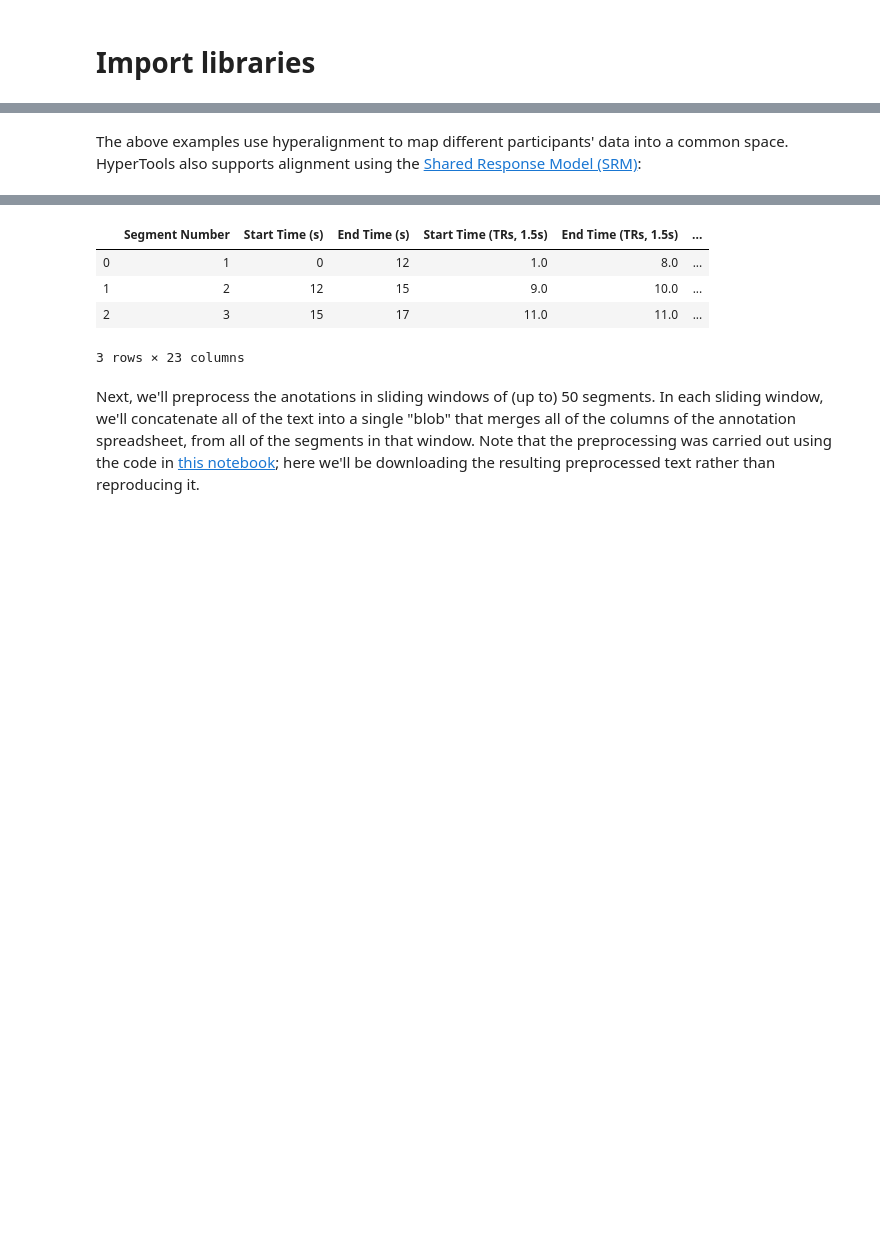
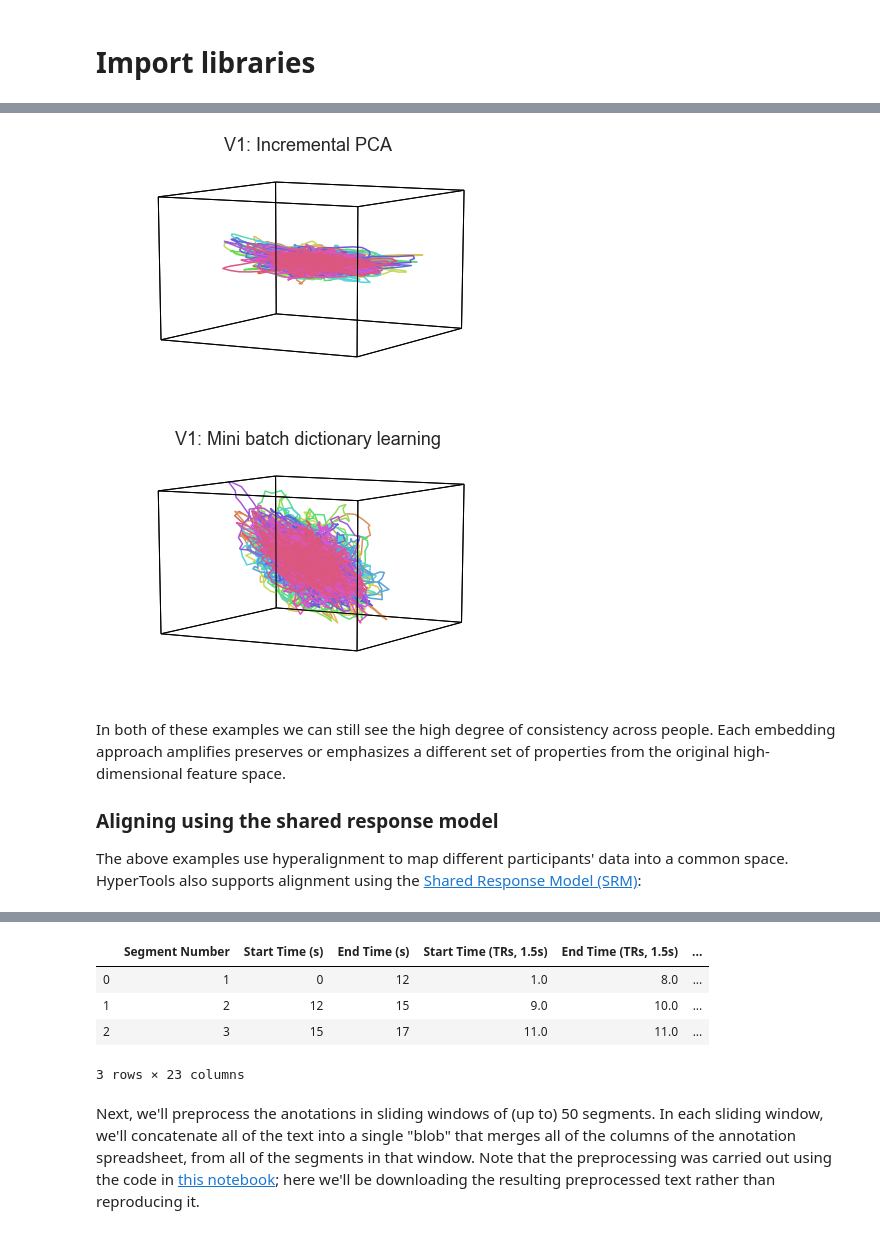
Before and after one commit to naturalistic-data-analysis/naturalistic_data_analysis, a Jupyter notebook: content/features/notebooks/hypertools.ipynb, the cells around one changed output, grey strips where cells are left out. Cells and saved outputs as stored; diff of their text form; code cells hidden in the pictures; blank space fills up the shorter version.

```diff
--- a/content/features/notebooks/hypertools.ipynb
+++ b/content/features/notebooks/hypertools.ipynb
@@ -135,9 +170,16 @@ plot_aligned_ROI_trajectories(data['part 2'])
 When we visualize high-dimensional data as 3D shapes, we necessarily lose information.  One strategy for getting a better sense of the "true shape" of the data is to use different projection algorithms for embedding the data into the 3D space (this may be done using the `reduce` keyword).
 # %%
-first_roi = data['part 1'].keys()[0]
-hyp.plot(data['part 1'][first_roi], align='hyper', reduce='IncrementalPCA', title='Incremental PCA')
-hyp.plot(data['part 1'][first_roi], align='hyper', reduce='SpectralEmbedding', title='Spectral embedding')
+first_roi = list(data['part 1'].keys())[0]
+plot_aligned_ROI_trajectories(data['part 1'][first_roi], align='hyper', reduce='IncrementalPCA', title=f'{first_roi}: Incremental PCA')
+plot_aligned_ROI_trajectories(data['part 1'][first_roi], align='hyper', reduce='MiniBatchDictionaryLearning', title=f'{first_roi}: Mini batch dictionary learning')
+# %% [output]
+[figure, added]
+[figure, added]
 # %% [markdown]
+In both of these examples we can still see the high degree of consistency across people.  Each embedding approach amplifies preserves or emphasizes a different set of properties from the original high-dimensional feature space.
+
+### Aligning using the shared response model
+
 The above examples use hyperalignment to map different participants' data into a common space.  HyperTools also supports alignment using the [Shared Response Model (SRM)](https://papers.nips.cc/paper/5855-a-reduced-dimension-fmri-shared-response-model):
 # %%
 plot_aligned_ROI_trajectories(data['part 1'], align='SRM')
```
Also changed, not shown: parts of 37 cells of this notebook, 49 other files.
